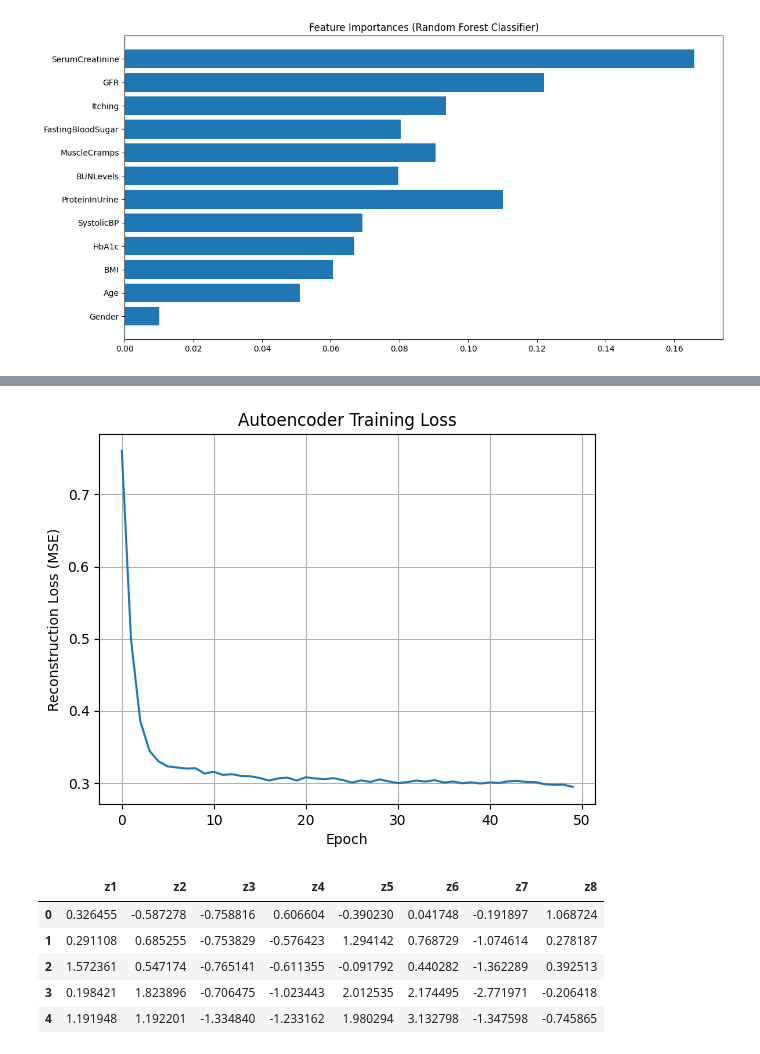
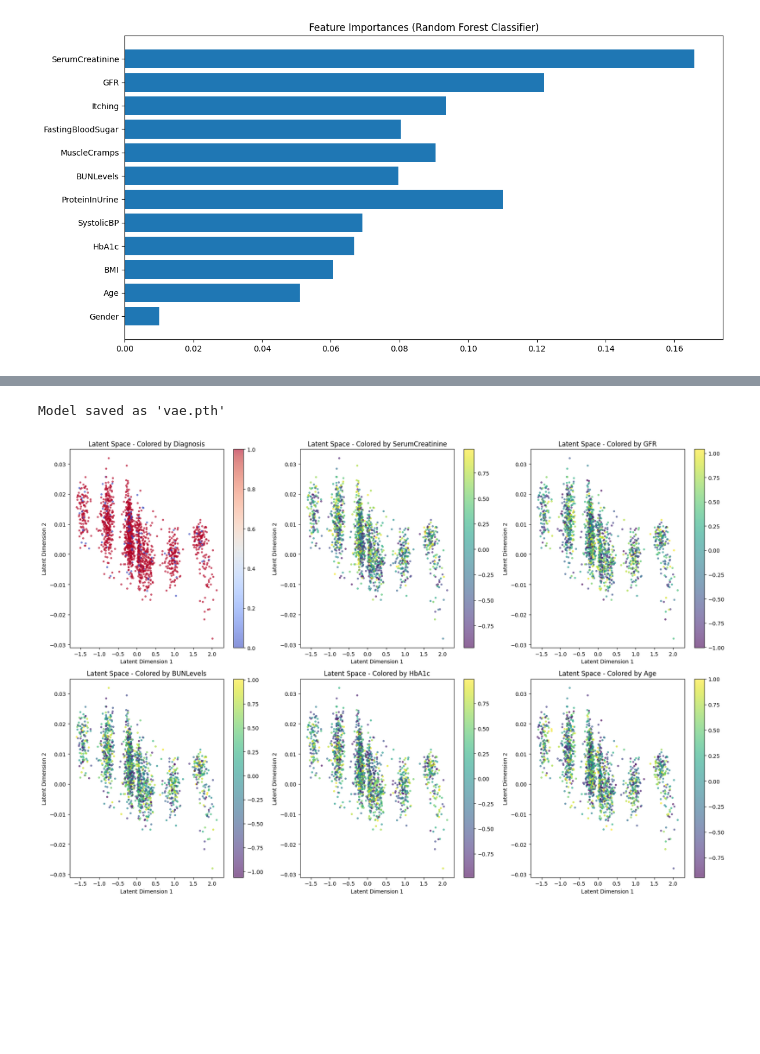
Before and after one commit to emily-olson/ckd-synthetic-data-generation, a Jupyter notebook: autoencoder-for-synthetic-data-generation.ipynb, the cells around one changed output, grey strips where cells are left out. Drawn from its saved outputs; the diff is of its cells as text; code cells hidden in the pictures; blank space fills up the shorter version.

```diff
--- a/autoencoder-for-synthetic-data-generation.ipynb
+++ b/autoencoder-for-synthetic-data-generation.ipynb
@@ -293,24 +250,55 @@ Epoch 50, Loss: 0.2944
-# %%
-plt.plot(losses)
-plt.xlabel("Epoch")
-plt.ylabel("Reconstruction Loss (MSE)")
-plt.title("Autoencoder Training Loss")
-plt.grid(True)
-plt.show()
-# %% [output]
-[figure, removed]
-# %%
-# Run encoder to get compressed representation
-with torch.no_grad():
-    compressed_features = model.encoder(X_tensor).numpy()
-
-# You can view or save these features for other tasks
-compressed_df = pd.DataFrame(compressed_features, columns=[f"z{i+1}" for i in range(compressed_features.shape[1])])
-compressed_df.head()
-# %% [output]
-|  | z1 | z2 | z3 | z4 | z5 | z6 | z7 | z8 |
-| 0 | 0.326455 | -0.587278 | -0.758816 | 0.606604 | -0.390230 | 0.041748 | -0.191897 | 1.068724 |
-| 1 | 0.291108 | 0.685255 | -0.753829 | -0.576423 | 1.294142 | 0.768729 | -1.074614 | 0.278187 |
-| 2 | 1.572361 | 0.547174 | -0.765141 | -0.611355 | -0.091792 | 0.440282 | -1.362289 | 0.392513 |
-| 3 | 0.198421 | 1.823896 | -0.706475 | -1.023443 | 2.012535 | 2.174495 | -2.771971 | -0.206418 |
-| 4 | 1.191948 | 1.192201 | -1.334840 | -1.233162 | 1.980294 | 3.132798 | -1.347598 | -0.745865 |
+# %%
+# Save model
+
+torch.save(vae.state_dict(), "vae.pth")
+print("Model saved as 'vae.pth'")
+# %% [output]
+Model saved as 'vae.pth'
+# %%
+# Visualize latent space
+
+import matplotlib.pyplot as plt
+
+vae.eval()
+with torch.no_grad():
+    all_mu = []
+    original_data = []
+
+    for batch in dataloader:
+        data = batch[0].to(device)
+        mu, _ = vae.encode(data)
+        all_mu.append(mu.cpu())
+        original_data.append(data.cpu())
+
+    mu_combined = torch.cat(all_mu, dim=0).numpy()
+    original_combined = torch.cat(original_data, dim=0).numpy()
+
+df_scaled = pd.DataFrame(original_combined, columns=df_subset.columns)
+
+# Add back Diagnosis for coloring
+if labels is not None:
+    df_scaled['Diagnosis'] = labels
+
+colorby_features = ['Diagnosis', 'SerumCreatinine', 'GFR', 'BUNLevels', 'HbA1c', 'Age']
+
+fig, axes = plt.subplots(2, 3, figsize=(18, 12))
+axes = axes.flatten()
+
+for i, feature in enumerate(colorby_features):
+    if feature not in df_scaled.columns:
+        continue
+    scatter = axes[i].scatter(
+        mu_combined[:, 0], mu_combined[:, 1],
+        c=df_scaled[feature][:len(mu_combined)],
+        cmap='coolwarm' if feature == 'Diagnosis' else 'viridis',
+        s=8, alpha=0.6
+    )
+    axes[i].set_title(f'Latent Space - Colored by {feature}')
+    axes[i].set_xlabel('Latent Dimension 1')
+    axes[i].set_ylabel('Latent Dimension 2')
+    plt.colorbar(scatter, ax=axes[i])
+
+plt.tight_layout()
+plt.show()
+# %% [output]
+[figure, added]
```
Also changed, not shown: parts of 12 cells of this notebook.
